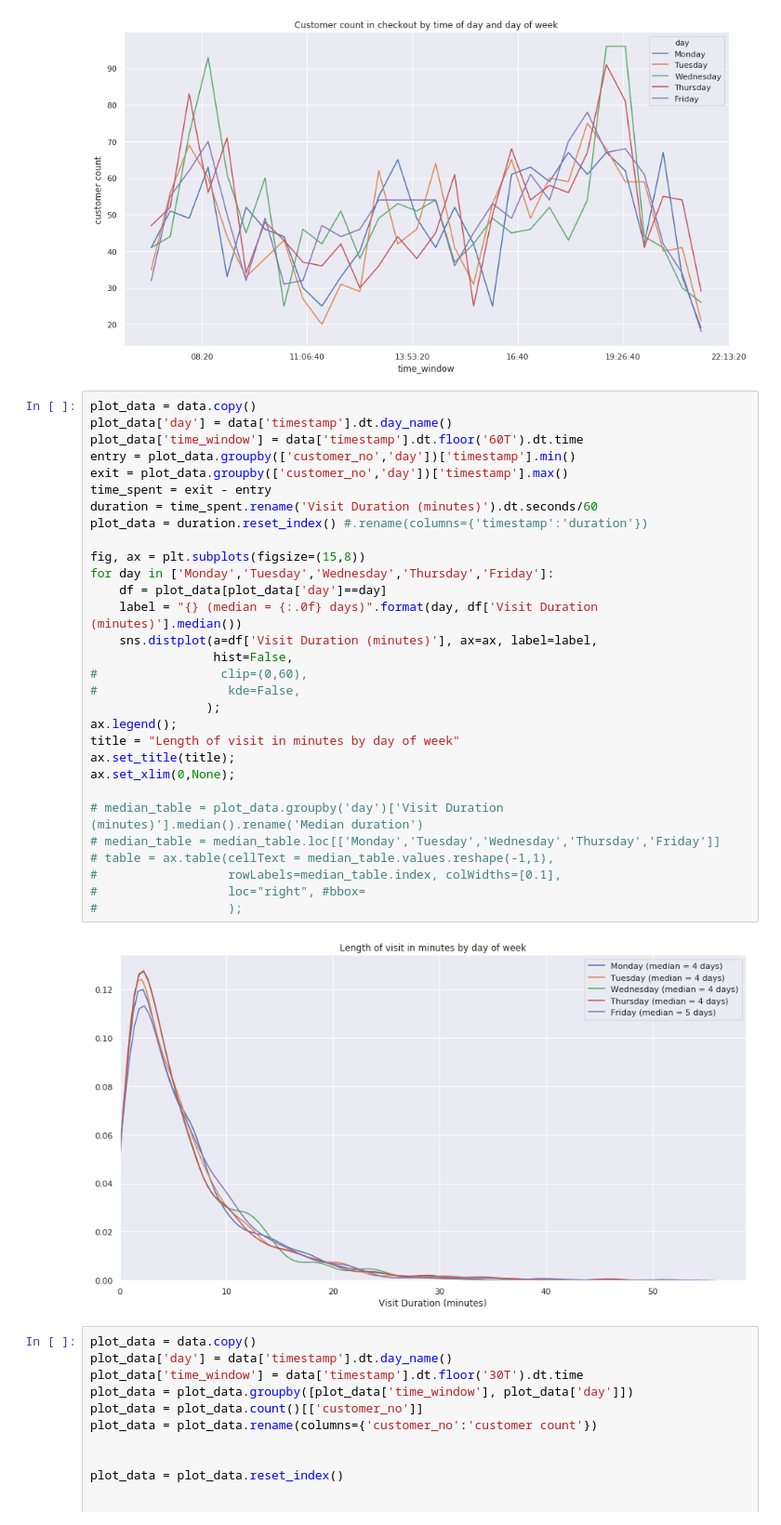
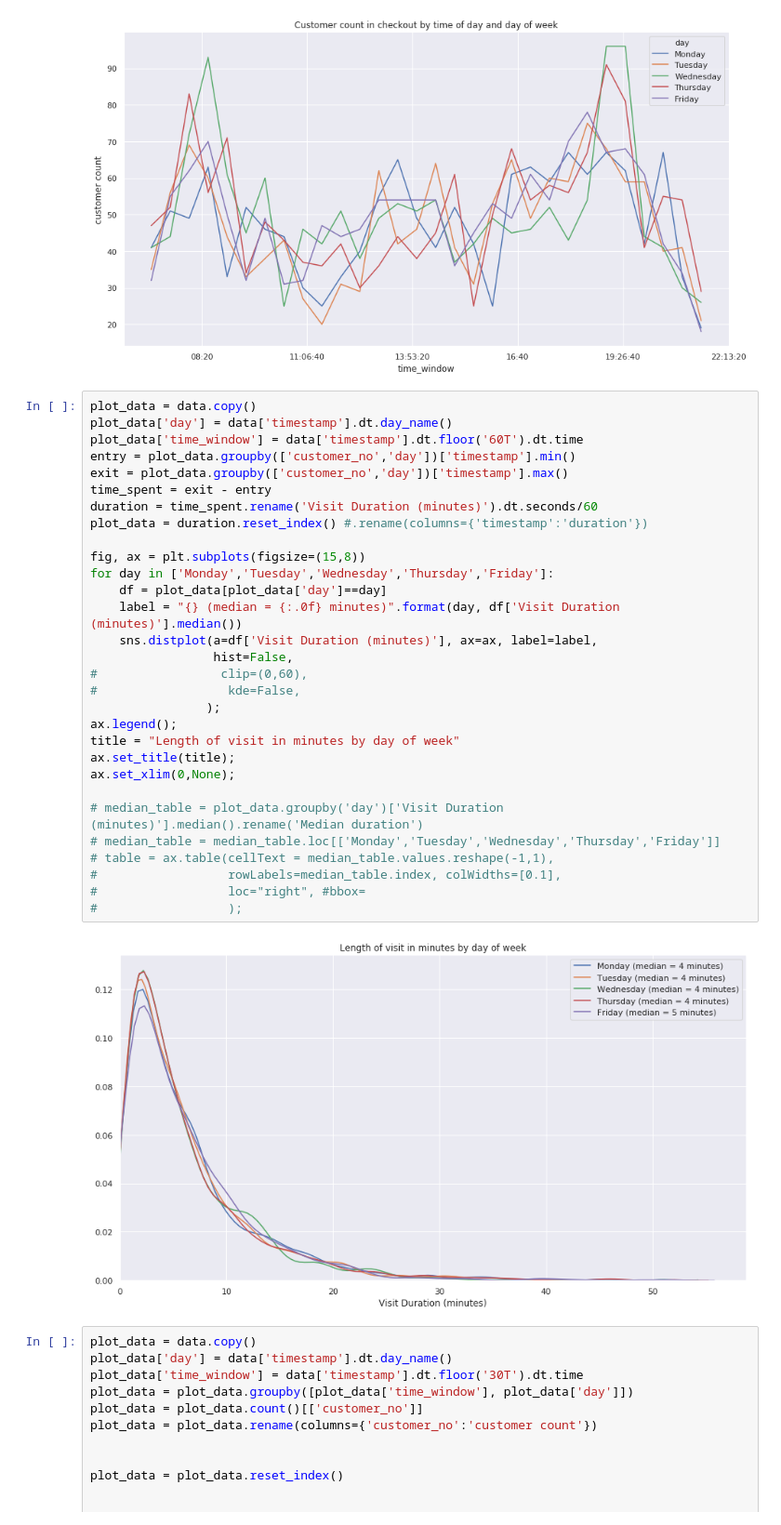
Before and after one commit to corcorf/doodl, a Jupyter notebook: doodl_eda.ipynb, the cells around one changed output. Shown: that part at 93% size. Saved outputs shown, nothing was run; the diff lists cells and outputs as text.

```diff
--- a/doodl_eda.ipynb
+++ b/doodl_eda.ipynb
@@ -102,35 +118,35 @@ ax.set_title(title);
 # %%
 plot_data = data.copy()
 plot_data['day'] = data['timestamp'].dt.day_name()
 plot_data['time_window'] = data['timestamp'].dt.floor('60T').dt.time
 entry = plot_data.groupby(['customer_no','day'])['timestamp'].min()
 exit = plot_data.groupby(['customer_no','day'])['timestamp'].max()
 time_spent = exit - entry
 duration = time_spent.rename('Visit Duration (minutes)').dt.seconds/60
 plot_data = duration.reset_index() #.rename(columns={'timestamp':'duration'})
 
 fig, ax = plt.subplots(figsize=(15,8))
 for day in ['Monday','Tuesday','Wednesday','Thursday','Friday']:
     df = plot_data[plot_data['day']==day]
-    label = "{} (median = {:.0f} days)".format(day, df['Visit Duration (minutes)'].median())
+    label = "{} (median = {:.0f} minutes)".format(day, df['Visit Duration (minutes)'].median())
     sns.distplot(a=df['Visit Duration (minutes)'], ax=ax, label=label,
                  hist=False,
 #                 clip=(0,60),
 #                  kde=False,
                 );
 ax.legend();
 title = "Length of visit in minutes by day of week"
 ax.set_title(title);
 ax.set_xlim(0,None);
 
 # median_table = plot_data.groupby('day')['Visit Duration (minutes)'].median().rename('Median duration')
 # median_table = median_table.loc[['Monday','Tuesday','Wednesday','Thursday','Friday']]
 # table = ax.table(cellText = median_table.values.reshape(-1,1),
 #                  rowLabels=median_table.index, colWidths=[0.1],
 #                  loc="right", #bbox=
 #                  );
 # %% [output]
-[figure, old version]
+[figure, new version]
 # %%
 plot_data = data.copy()
 plot_data['day'] = data['timestamp'].dt.day_name()
```
Also changed, not shown: parts of 1 cell of this notebook, 2 other files.
